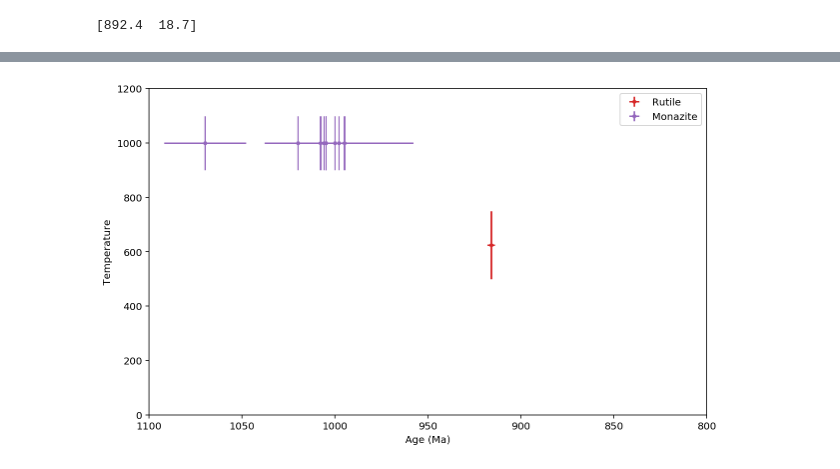
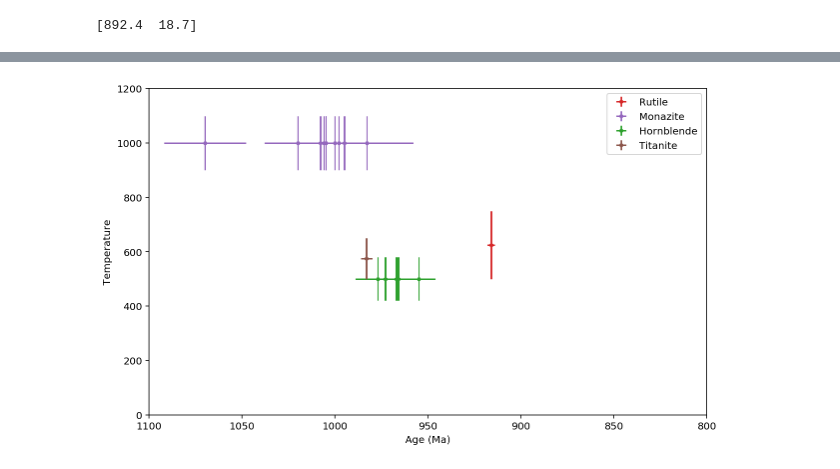
Before and after one commit to Swanson-Hysell-Group/Grenville_seminar, a Jupyter notebook: code/Grenville_thermochron.ipynb, the cells around one changed output, grey strips where cells are left out. Drawn from its saved outputs; the diff is of its cells as text; code cells hidden in the pictures.

```diff
--- a/code/Grenville_thermochron.ipynb
+++ b/code/Grenville_thermochron.ipynb
@@ -643,0 +699,14 @@ plt.show()
+# %%
+plt.figure(figsize=(10, 6))
+for i in Shawanaga_ages.Age_Material.unique():
+    closure_temp_bounds = closure_temp_bounds_dict[i]
+    this_material = Shawanaga_ages[Shawanaga_ages['Age_Material'] == i]
+    plt.errorbar(this_material['Age'], np.full(len(this_material['Age']),closure_temp_bounds[0]), closure_temp_bounds[1], this_material['Error_Plus'], fmt='.',
+                 color=color_dict[i], ls='None', label=i)
+plt.ylabel('Temperature')
+plt.xlabel('Age (Ma)')
+plt.gca().invert_xaxis()
+plt.ylim(0, 1200)
+plt.xlim(1100, 800)
+plt.legend()
+plt.show()
@@ -643,0 +717,20 @@ plt.show()
+# %%
+Mezger1993a_ages = pd.read_csv('../data/thermochron_compilation/Mezger1993a.csv')
+Mezger1993a_ages = Mezger1993a_ages[Mezger1993a_ages['Sample_No'] != 2927]
+Muskoka_ages = Mezger1993a_ages
+Muskoka_ages = Muskoka_ages[Muskoka_ages['Geological_Info'].str.contains('Muskoka')]
+Muskoka_ages = Muskoka_ages[~Muskoka_ages['Age_Material'].str.contains('Allanite|Garnet|Zircon|Phlogopite')].reset_index(drop=1)
+# %%
+plt.figure(figsize=(10, 6))
+for i in Muskoka_ages.Age_Material.unique():
+    closure_temp_bounds = closure_temp_bounds_dict[i]
+    this_material = Muskoka_ages[Muskoka_ages['Age_Material'] == i]
+    plt.errorbar(this_material['Age'], np.full(len(this_material['Age']),closure_temp_bounds[0]), closure_temp_bounds[1], this_material['Error_Plus'], fmt='.',
+                 color=color_dict[i], ls='None', label=i)
+plt.ylabel('Temperature')
+plt.xlabel('Age (Ma)')
+plt.gca().invert_xaxis()
+plt.ylim(0, 1200)
+plt.xlim(1100, 800)
+plt.legend()
+plt.show()
@@ -792,19 +894,24 @@ print(np.round([Frontenac_axis_ages['Age'].mean(), Frontenac_axis_ages['Age'].st
 # %%
 Childe1993a_ages = pd.read_csv('../data/thermochron_compilation/Childe1993a.csv')
-Childe1993a_ages = Childe1993a_ages[~Childe1993a_ages['Age_Material'].str.contains('Allanite|Garnet|Zircon|Phlogopite|Xenotime')].reset_index(drop=1)
+Martignole1997a_ages = pd.read_csv('../data/thermochron_compilation/Martignole1997a.csv')
+Martignole1998a_ages = pd.read_csv('../data/thermochron_compilation/Martignole1998a.csv')
+
+Quebec_ages = pd.concat([Childe1993a_ages, Martignole1997a_ages, Martignole1998a_ages])
+Quebec_ages = Quebec_ages[Quebec_ages['Geological_Info'].str.contains('Reservoir')]
+Quebec_ages = Quebec_ages[~Quebec_ages['Age_Material'].str.contains('Allanite|Garnet|Zircon|Phlogopite|Xenotime')].reset_index(drop=1)
 # %%
 plt.figure(figsize=(10, 6))
-for i in Childe1993a_ages.Age_Material.unique():
+for i in Quebec_ages.Age_Material.unique():
     closure_temp_bounds = closure_temp_bounds_dict[i]
-    this_material = Childe1993a_ages[Childe1993a_ages['Age_Material'] == i]
+    this_material = Quebec_ages[Quebec_ages['Age_Material'] == i]
     plt.errorbar(this_material['Age'], np.full(len(this_material['Age']),closure_temp_bounds[0]), closure_temp_bounds[1], this_material['Error_Plus'], fmt='.',
                  color=color_dict[i], ls='None', label=i)
 plt.ylabel('Temperature')
 plt.xlabel('Age (Ma)')
 plt.gca().invert_xaxis()
 plt.ylim(0, 1200)
 plt.xlim(1100, 800)
 plt.legend()
 plt.show()
 # %% [output]
-[figure, old version]
+[figure, new version]
```
Also changed, not shown: parts of 41 cells of this notebook, 9 other files.
